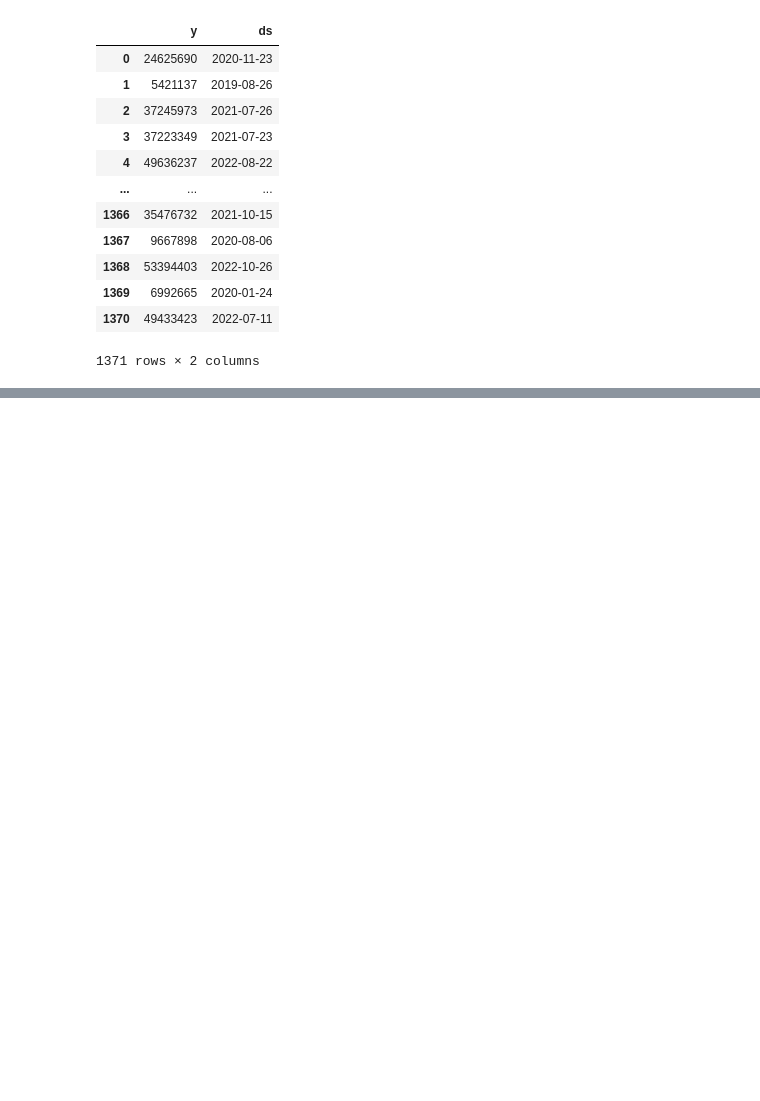
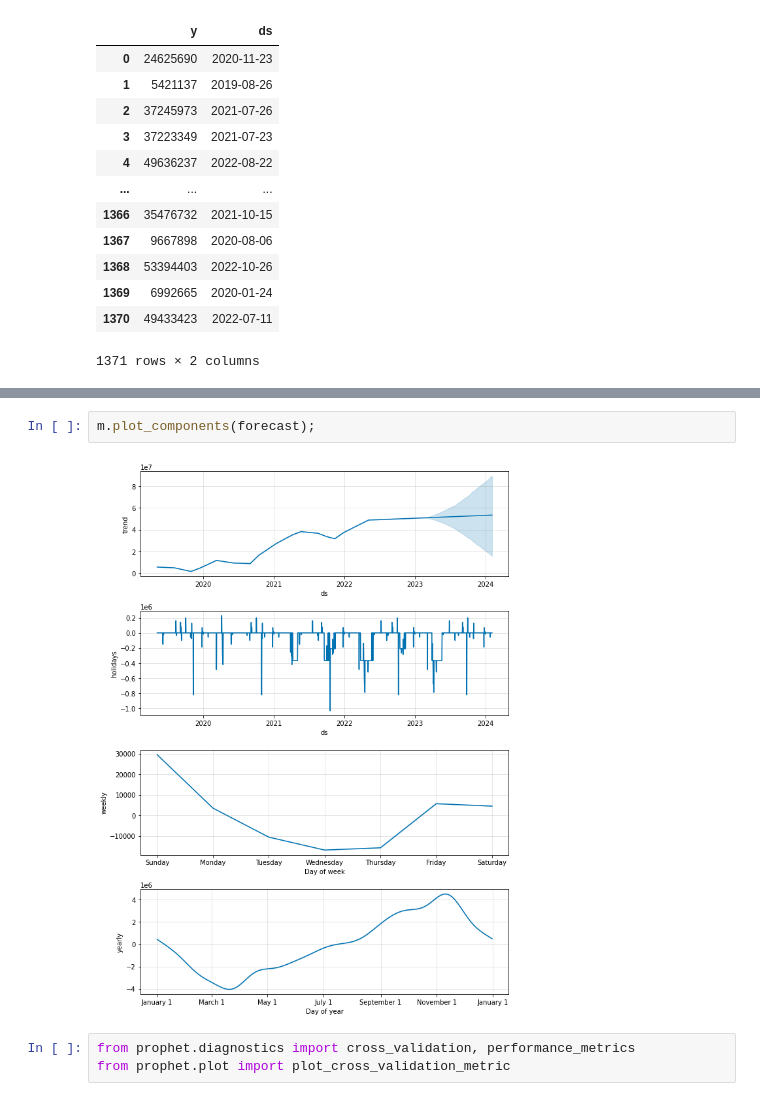
Before and after one commit to xiaoyali123456/inventory_forecasting, a Jupyter notebook: sampling/prophet.ipynb, the cells around one changed output, grey strips where cells are left out. Drawn from its saved outputs; the diff is of its cells as text; blank space fills up the shorter version.

Commit message:
add tournament feature processing; refactor prophet.ipynb

```diff
--- a/sampling/prophet.ipynb
+++ b/sampling/prophet.ipynb
@@ -256,0 +137,7 @@ m.plot(forecast);
+# %%
+m.plot_components(forecast);
+# %% [output]
+[figure, added]
+# %%
+from prophet.diagnostics import cross_validation, performance_metrics
+from prophet.plot import plot_cross_validation_metric
```
Also changed, not shown: parts of 65 cells of this notebook, 4 other files.
